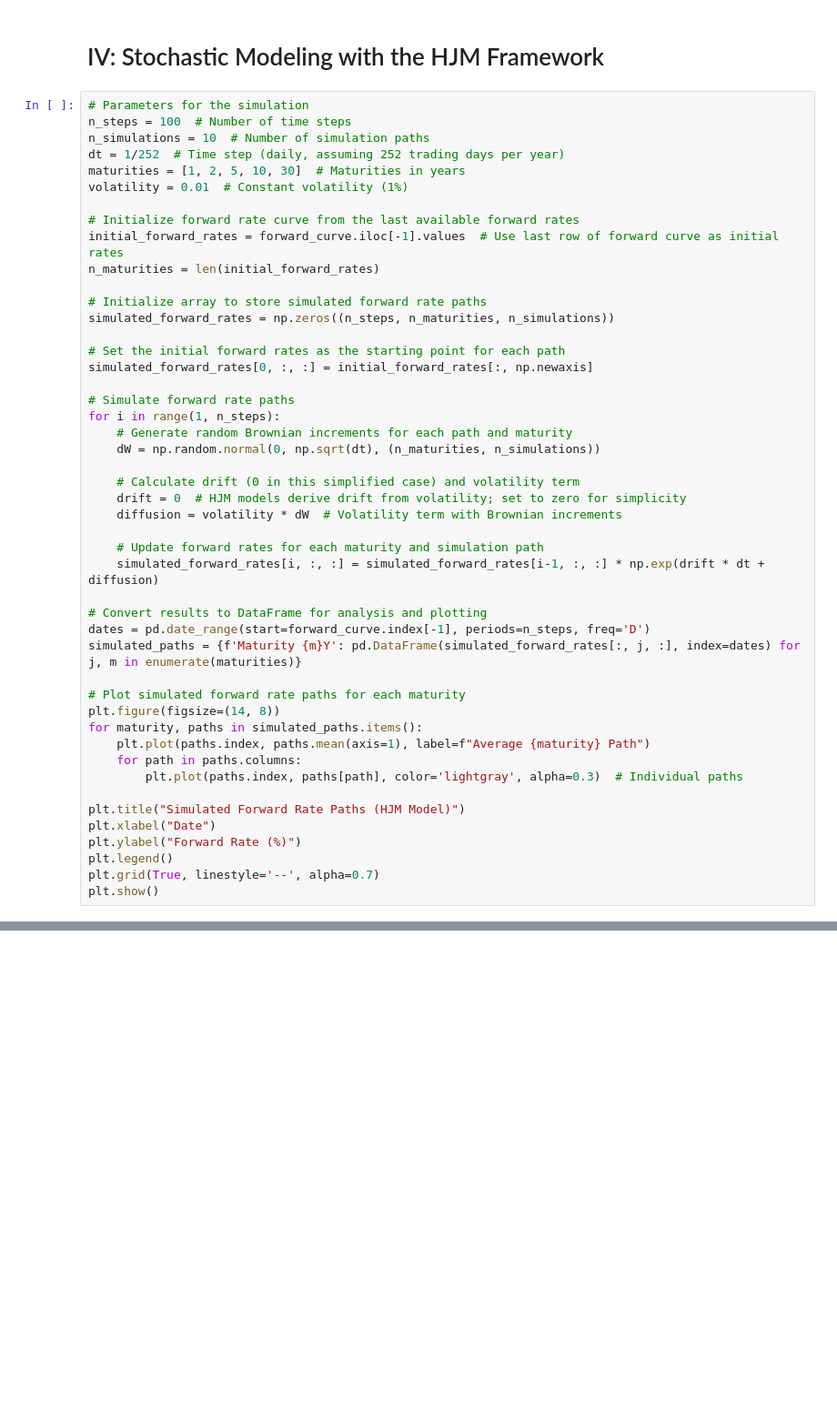
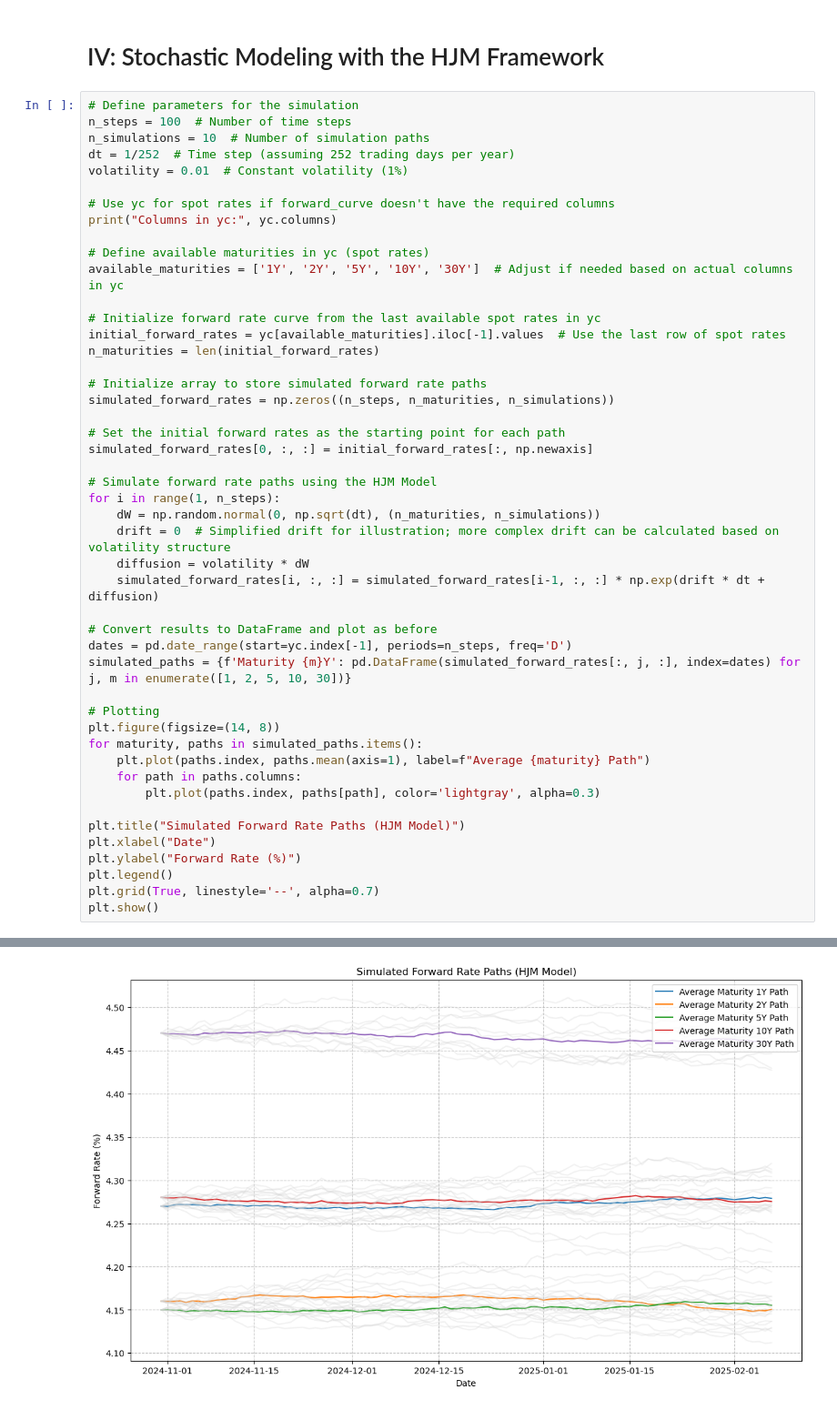
Before and after one commit to atkrish0/numerical-analysis-rbs, a Jupyter notebook: project/v1.ipynb, the cells around one changed output, grey strips where cells are left out. Shown at 91% size. Saved outputs shown, nothing was run; the diff lists cells and outputs as text; blank space fills up the shorter version.

Commit message:
added hjm model block

```diff
--- a/project/v1.ipynb
+++ b/project/v1.ipynb
@@ -352,15 +352,20 @@ plt.show()
 # %% [markdown]
 # IV: Stochastic Modeling with the HJM Framework
 # %%
-# Parameters for the simulation
+# Define parameters for the simulation
 n_steps = 100  # Number of time steps
 n_simulations = 10  # Number of simulation paths
-dt = 1/252  # Time step (daily, assuming 252 trading days per year)
-maturities = [1, 2, 5, 10, 30]  # Maturities in years
+dt = 1/252  # Time step (assuming 252 trading days per year)
 volatility = 0.01  # Constant volatility (1%)
 
-# Initialize forward rate curve from the last available forward rates
-initial_forward_rates = forward_curve.iloc[-1].values  # Use last row of forward curve as initial rates
+# Use yc for spot rates if forward_curve doesn't have the required columns
+print("Columns in yc:", yc.columns)
+
+# Define available maturities in yc (spot rates)
+available_maturities = ['1Y', '2Y', '5Y', '10Y', '30Y']  # Adjust if needed based on actual columns in yc
+
+# Initialize forward rate curve from the last available spot rates in yc
+initial_forward_rates = yc[available_maturities].iloc[-1].values  # Use the last row of spot rates
 n_maturities = len(initial_forward_rates)
 
 # Initialize array to store simulated forward rate paths
@@ -369,28 +374,23 @@ simulated_forward_rates = np.zeros((n_steps, n_maturities, n_simulations))
 # Set the initial forward rates as the starting point for each path
 simulated_forward_rates[0, :, :] = initial_forward_rates[:, np.newaxis]
 
-# Simulate forward rate paths
+# Simulate forward rate paths using the HJM Model
 for i in range(1, n_steps):
-    # Generate random Brownian increments for each path and maturity
     dW = np.random.normal(0, np.sqrt(dt), (n_maturities, n_simulations))
-
-    # Calculate drift (0 in this simplified case) and volatility term
-    drift = 0  # HJM models derive drift from volatility; set to zero for simplicity
-    diffusion = volatility * dW  # Volatility term with Brownian increments
-
-    # Update forward rates for each maturity and simulation path
+    drift = 0  # Simplified drift for illustration; more complex drift can be calculated based on volatility structure
+    diffusion = volatility * dW
     simulated_forward_rates[i, :, :] = simulated_forward_rates[i-1, :, :] * np.exp(drift * dt + diffusion)
 
-# Convert results to DataFrame for analysis and plotting
-dates = pd.date_range(start=forward_curve.index[-1], periods=n_steps, freq='D')
-simulated_paths = {f'Maturity {m}Y': pd.DataFrame(simulated_forward_rates[:, j, :], index=dates) for j, m in enumerate(maturities)}
+# Convert results to DataFrame and plot as before
+dates = pd.date_range(start=yc.index[-1], periods=n_steps, freq='D')
+simulated_paths = {f'Maturity {m}Y': pd.DataFrame(simulated_forward_rates[:, j, :], index=dates) for j, m in enumerate([1, 2, 5, 10, 30])}
 
-# Plot simulated forward rate paths for each maturity
+# Plotting
 plt.figure(figsize=(14, 8))
 for maturity, paths in simulated_paths.items():
     plt.plot(paths.index, paths.mean(axis=1), label=f"Average {maturity} Path")
     for path in paths.columns:
-        plt.plot(paths.index, paths[path], color='lightgray', alpha=0.3)  # Individual paths
+        plt.plot(paths.index, paths[path], color='lightgray', alpha=0.3)
 
 plt.title("Simulated Forward Rate Paths (HJM Model)")
 plt.xlabel("Date")
@@ -398,3 +398,4 @@ plt.ylabel("Forward Rate (%)")
 plt.legend()
 plt.grid(True, linestyle='--', alpha=0.7)
 plt.show()
+# %% [output]
@@ -400,0 +403 @@ plt.show()
+[figure, added]
```
Also changed, not shown: parts of 2 cells of this notebook.
